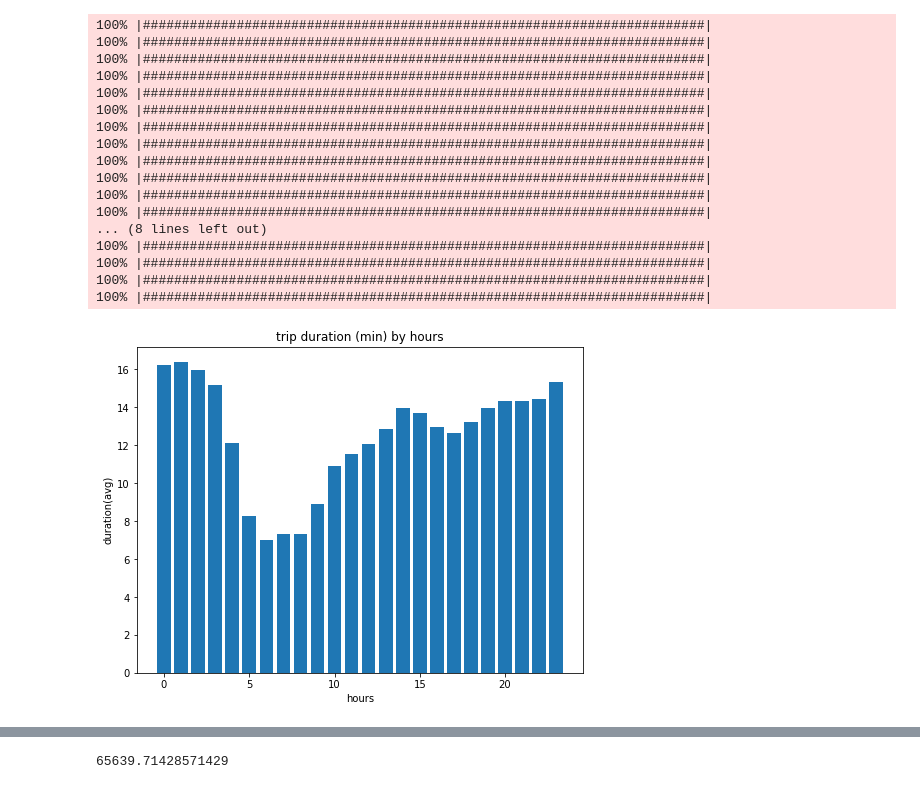
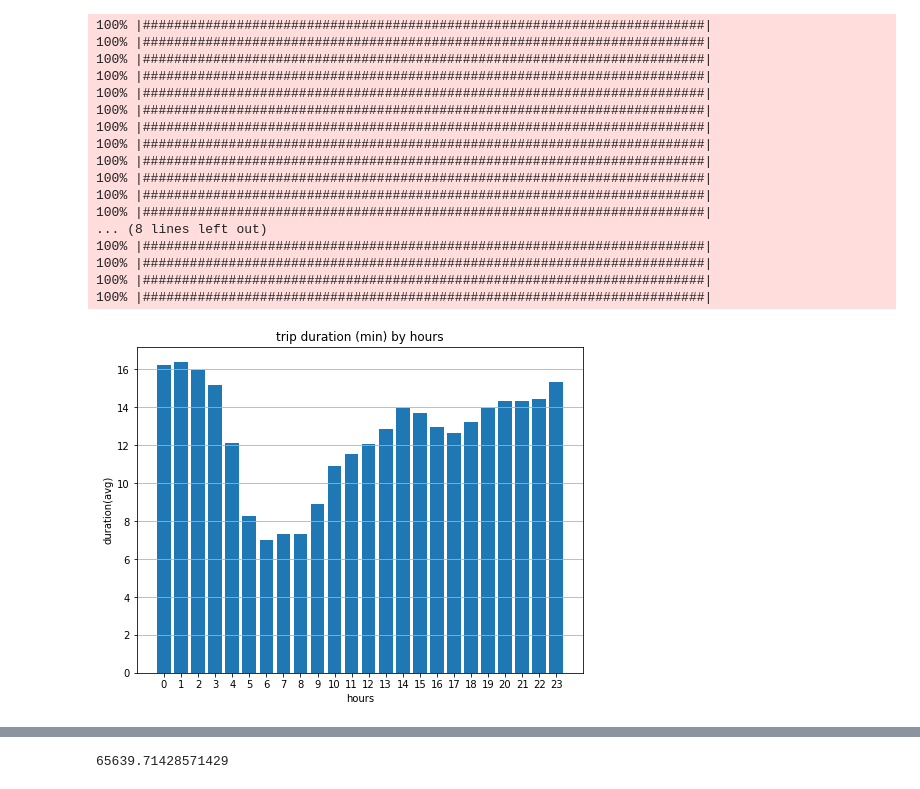
Before and after one commit to wwebeam6508/Development-of-Predictive-Model-for-Trip-Destination-of-Dockless-Shared-Scooters, a Jupyter notebook: Explorer.ipynb, the cells around one changed output, grey strips where cells are left out. Cells and saved outputs as stored; diff of their text form; code cells hidden in the pictures.

```diff
--- a/Explorer.ipynb
+++ b/Explorer.ipynb
@@ -74,8 +76,6 @@ plt.show()
 
 hours = list(set(df['start_hour']))
 hours.sort()
-
-
 value_duration = []
 temp = df
 for index in (range(len(hours))):
@@ -85,34 +85,38 @@ for index in (range(len(hours))):
     for i in pbar(range(len(temp['start_hour']))):
         if hours[index] == temp['start_hour'][i]:
             count = count + 1
             value_duration[index] = value_duration[index] + temp['trip_duration_min'][i]
     value_duration[index] = value_duration[index]/count
 
+for index in (range(len(hours))):
+    hours[index] = str(hours[index])
+
 plt.figure(figsize=(8, 6))
 plt.title('trip duration (min) by hours')
 plt.bar(hours,value_duration,align='center')
 plt.xlabel('hours')
 plt.ylabel('duration(avg)')
+plt.grid( axis='y')
 plt.show()
 # %% [output]
 100% |########################################################################|
 100% |########################################################################|
 100% |########################################################################|
 100% |########################################################################|
 100% |########################################################################|
 100% |########################################################################|
 100% |########################################################################|
 100% |########################################################################|
 100% |########################################################################|
 100% |########################################################################|
 100% |########################################################################|
 100% |########################################################################|
 ... (8 lines left out)
 100% |########################################################################|
 100% |########################################################################|
 100% |########################################################################|
 100% |########################################################################|
-[figure, old version]
+[figure, new version]
 # %%
 pbar = ProgressBar()
 for i in pbar(range(5)):
```
Also changed, not shown: parts of 9 cells of this notebook, 6 other files.
